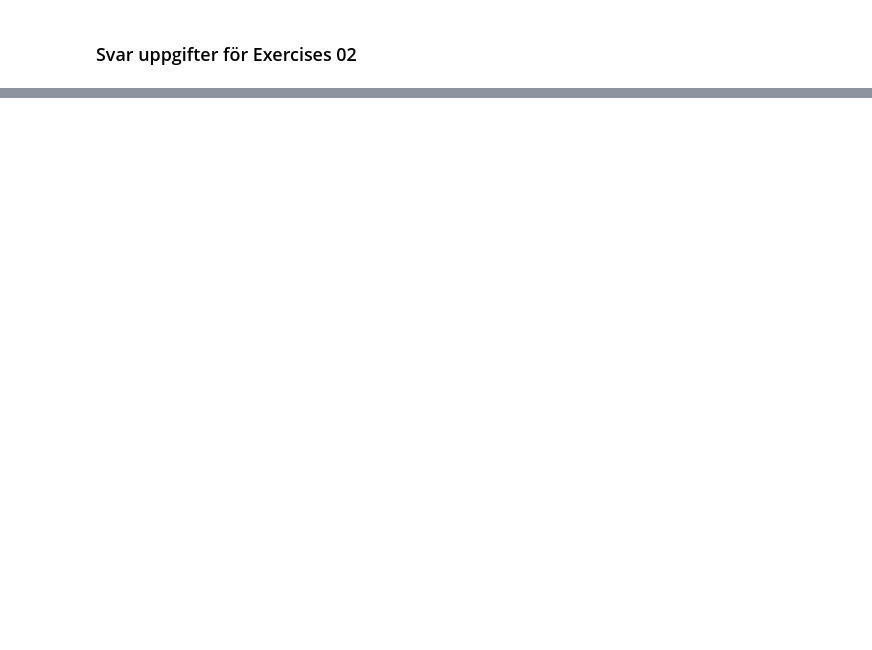
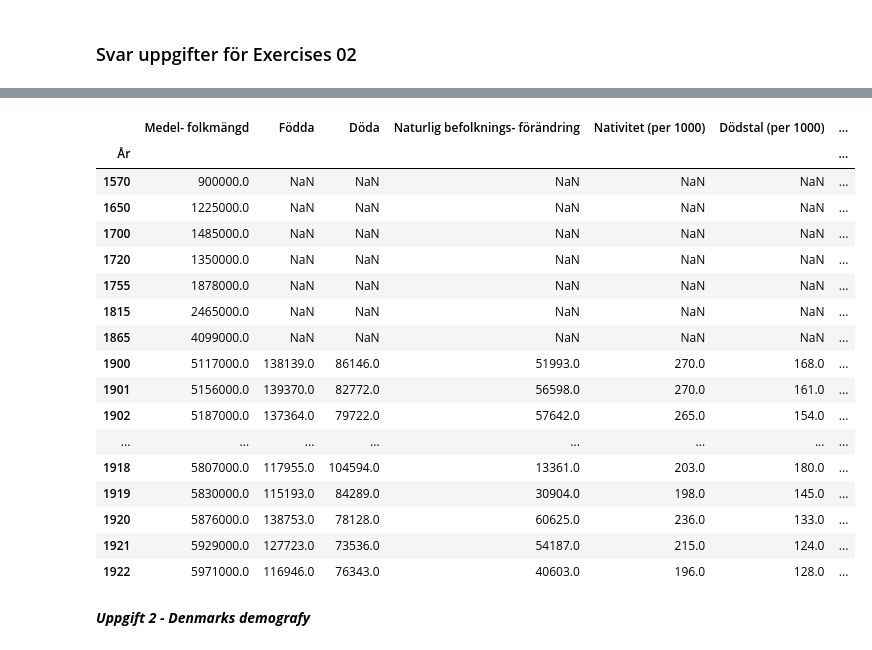
Before and after one commit to HanFredriksson/AI-plugg-filer-Hannes-Fredriksson, a Jupyter notebook: Databehandling/Exercises/Exercises-02.ipynb, the cells around one changed output, grey strips where cells are left out. Cells and saved outputs as stored; diff of their text form; code cells hidden in the pictures; blank space fills up the shorter version.

```diff
--- a/Databehandling/Exercises/Exercises-02.ipynb
+++ b/Databehandling/Exercises/Exercises-02.ipynb
@@ -26,0 +56,10 @@ befolknings_data
+# %%
+pre_1900s_population = list_of_tables[1]
+pre_1900s_population = pre_1900s_population[["Vid utgången av år", "Folkmängd"]].iloc[0:7]
+
+# Flatten the columns by joining each level with an underscore (or just take the second level)
+pre_1900s_population.columns = [col[1] if len(col) > 1 else col for col in pre_1900s_population.columns]
+pre_1900s_population.columns = ["År", "Medel- folkmängd"]
+convert_object_to_numbers(pre_1900s_population)
+
+pre_1900s_population
@@ -26,0 +75,26 @@ befolknings_data
+# %%
+befolknings_data = pd.concat([befolknings_data, pre_1900s_population])
+
+befolknings_data.sort_values("År", inplace=True)
+befolknings_data.set_index("År", inplace=True)
+
+befolknings_data.head(30)
+# %% [output]
+|  | Medel- folkmängd | Födda | Döda | Naturlig befolknings- förändring | Nativitet (per 1000) | Dödstal (per 1000) | ... |
+| År |  |  |  |  |  |  | ... |
+| 1570 | 900000.0 | NaN | NaN | NaN | NaN | NaN | ... |
+| 1650 | 1225000.0 | NaN | NaN | NaN | NaN | NaN | ... |
+| 1700 | 1485000.0 | NaN | NaN | NaN | NaN | NaN | ... |
+| 1720 | 1350000.0 | NaN | NaN | NaN | NaN | NaN | ... |
+| 1755 | 1878000.0 | NaN | NaN | NaN | NaN | NaN | ... |
+| 1815 | 2465000.0 | NaN | NaN | NaN | NaN | NaN | ... |
+| 1865 | 4099000.0 | NaN | NaN | NaN | NaN | NaN | ... |
+| 1900 | 5117000.0 | 138139.0 | 86146.0 | 51993.0 | 270.0 | 168.0 | ... |
+| 1901 | 5156000.0 | 139370.0 | 82772.0 | 56598.0 | 270.0 | 161.0 | ... |
+| 1902 | 5187000.0 | 137364.0 | 79722.0 | 57642.0 | 265.0 | 154.0 | ... |
+| ... | ... | ... | ... | ... | ... | ... | ... |
+| 1918 | 5807000.0 | 117955.0 | 104594.0 | 13361.0 | 203.0 | 180.0 | ... |
+| 1919 | 5830000.0 | 115193.0 | 84289.0 | 30904.0 | 198.0 | 145.0 | ... |
+| 1920 | 5876000.0 | 138753.0 | 78128.0 | 60625.0 | 236.0 | 133.0 | ... |
+| 1921 | 5929000.0 | 127723.0 | 73536.0 | 54187.0 | 215.0 | 124.0 | ... |
+| 1922 | 5971000.0 | 116946.0 | 76343.0 | 40603.0 | 196.0 | 128.0 | ... |
@@ -26,0 +125,2 @@ befolknings_data
+# %% [markdown]
+***Uppgift 2 - Denmarks demografy***
```
Also changed, not shown: parts of 12 cells of this notebook, 1 other file.
